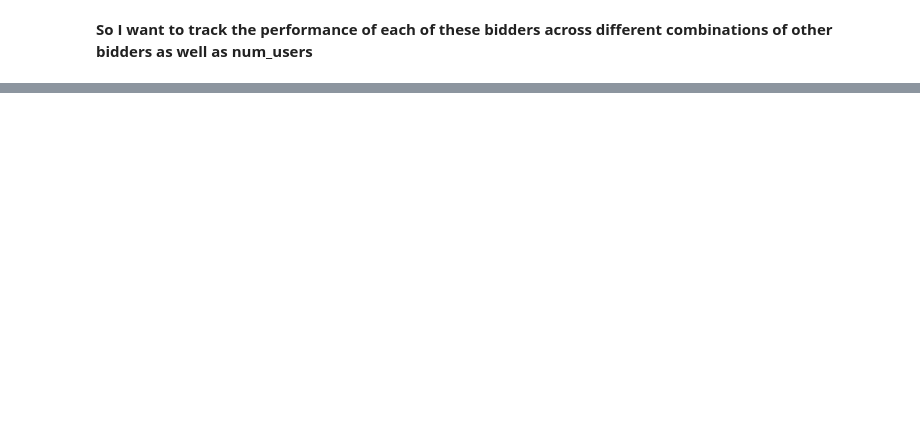
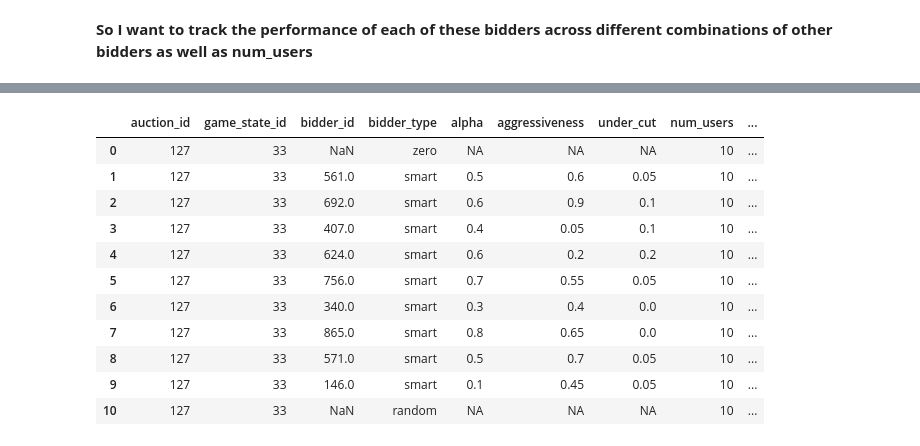
Before and after one commit to cbwright11/second-price-auction, a Jupyter notebook: Experiments.ipynb, the cells around one changed output, grey strips where cells are left out. Cells and saved outputs as stored; diff of their text form; code cells hidden in the pictures; blank space fills up the shorter version.

```diff
--- a/Experiments.ipynb
+++ b/Experiments.ipynb
@@ -125,0 +144,16 @@ df_bidders
+# %%
+overview_df = overview(auction, game_state_id=33)
+overview_df
+# %% [output]
+|  | auction_id | game_state_id | bidder_id | bidder_type | alpha | aggressiveness | under_cut | num_users | ... |
+| 0 | 127 | 33 | NaN | zero | NA | NA | NA | 10 | ... |
+| 1 | 127 | 33 | 561.0 | smart | 0.5 | 0.6 | 0.05 | 10 | ... |
+| 2 | 127 | 33 | 692.0 | smart | 0.6 | 0.9 | 0.1 | 10 | ... |
+| 3 | 127 | 33 | 407.0 | smart | 0.4 | 0.05 | 0.1 | 10 | ... |
+| 4 | 127 | 33 | 624.0 | smart | 0.6 | 0.2 | 0.2 | 10 | ... |
+| 5 | 127 | 33 | 756.0 | smart | 0.7 | 0.55 | 0.05 | 10 | ... |
+| 6 | 127 | 33 | 340.0 | smart | 0.3 | 0.4 | 0.0 | 10 | ... |
+| 7 | 127 | 33 | 865.0 | smart | 0.8 | 0.65 | 0.0 | 10 | ... |
+| 8 | 127 | 33 | 571.0 | smart | 0.5 | 0.7 | 0.05 | 10 | ... |
+| 9 | 127 | 33 | 146.0 | smart | 0.1 | 0.45 | 0.05 | 10 | ... |
+| 10 | 127 | 33 | NaN | random | NA | NA | NA | 10 | ... |
```
Also changed, not shown: parts of 11 cells of this notebook, 1 other file.
